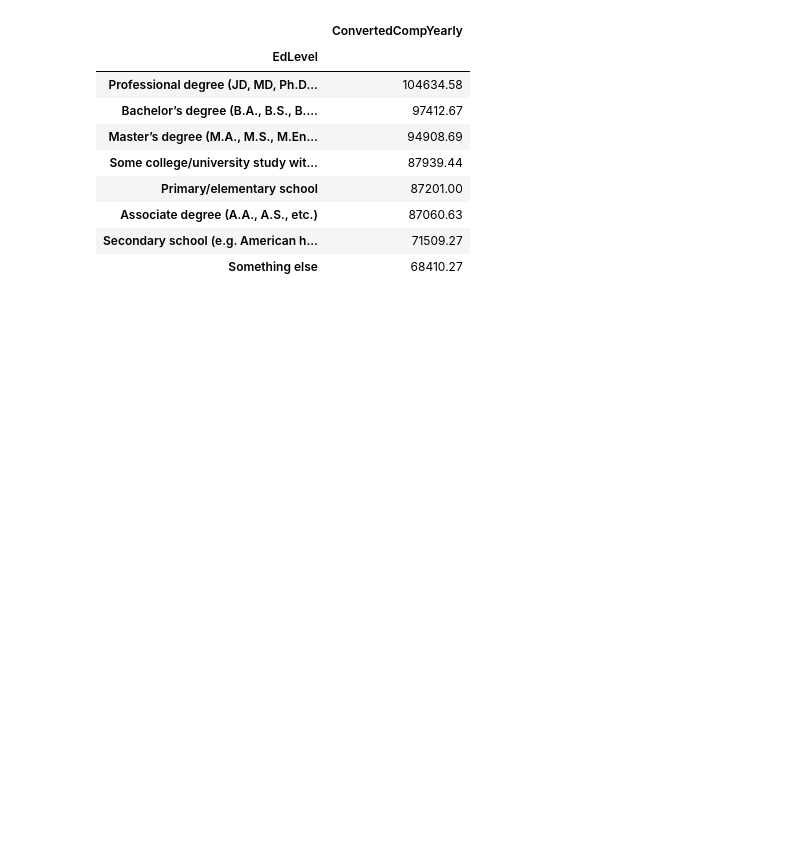
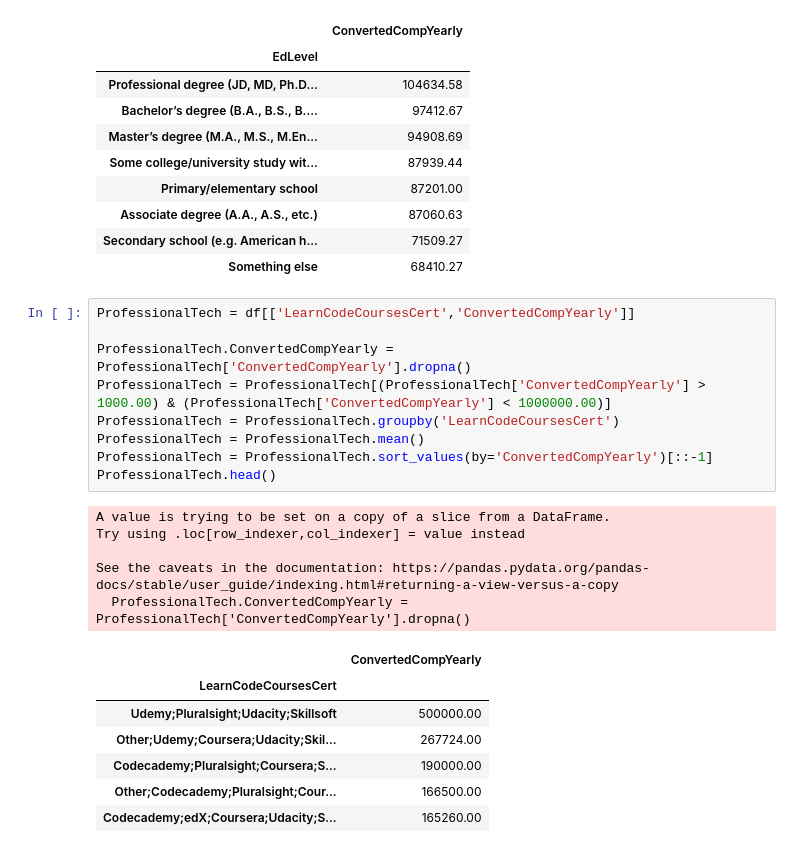
Before and after one commit to lLeonerde/Stackoverflow-survey, a Jupyter notebook: jupyter.ipynb, the cells around one changed output. Cells and saved outputs as stored; diff of their text form; blank space fills up the shorter version.

```diff
--- a/jupyter.ipynb
+++ b/jupyter.ipynb
@@ -164,3 +160,25 @@ EdLevel
 | Associate degree (A.A., A.S., etc.) | 87060.63 |
 | Secondary school (e.g. American h... | 71509.27 |
 | Something else | 68410.27 |
+# %%
+ProfessionalTech = df[['LearnCodeCoursesCert','ConvertedCompYearly']]
+
+ProfessionalTech.ConvertedCompYearly = ProfessionalTech['ConvertedCompYearly'].dropna()
+ProfessionalTech = ProfessionalTech[(ProfessionalTech['ConvertedCompYearly'] > 1000.00) & (ProfessionalTech['ConvertedCompYearly'] < 1000000.00)]
+ProfessionalTech = ProfessionalTech.groupby('LearnCodeCoursesCert')
+ProfessionalTech = ProfessionalTech.mean()
+ProfessionalTech = ProfessionalTech.sort_values(by='ConvertedCompYearly')[::-1]
+ProfessionalTech.head()
+# %% [output]
+A value is trying to be set on a copy of a slice from a DataFrame.
+Try using .loc[row_indexer,col_indexer] = value instead
+
+See the caveats in the documentation: https://pandas.pydata.org/pandas-docs/stable/user_guide/indexing.html#returning-a-view-versus-a-copy
+  ProfessionalTech.ConvertedCompYearly = ProfessionalTech['ConvertedCompYearly'].dropna()
+|  | ConvertedCompYearly |
+| LearnCodeCoursesCert |  |
+| Udemy;Pluralsight;Udacity;Skillsoft | 500000.00 |
+| Other;Udemy;Coursera;Udacity;Skil... | 267724.00 |
+| Codecademy;Pluralsight;Coursera;S... | 190000.00 |
+| Other;Codecademy;Pluralsight;Cour... | 166500.00 |
+| Codecademy;edX;Coursera;Udacity;S... | 165260.00 |
```
Also changed, not shown: parts of 5 cells of this notebook.
